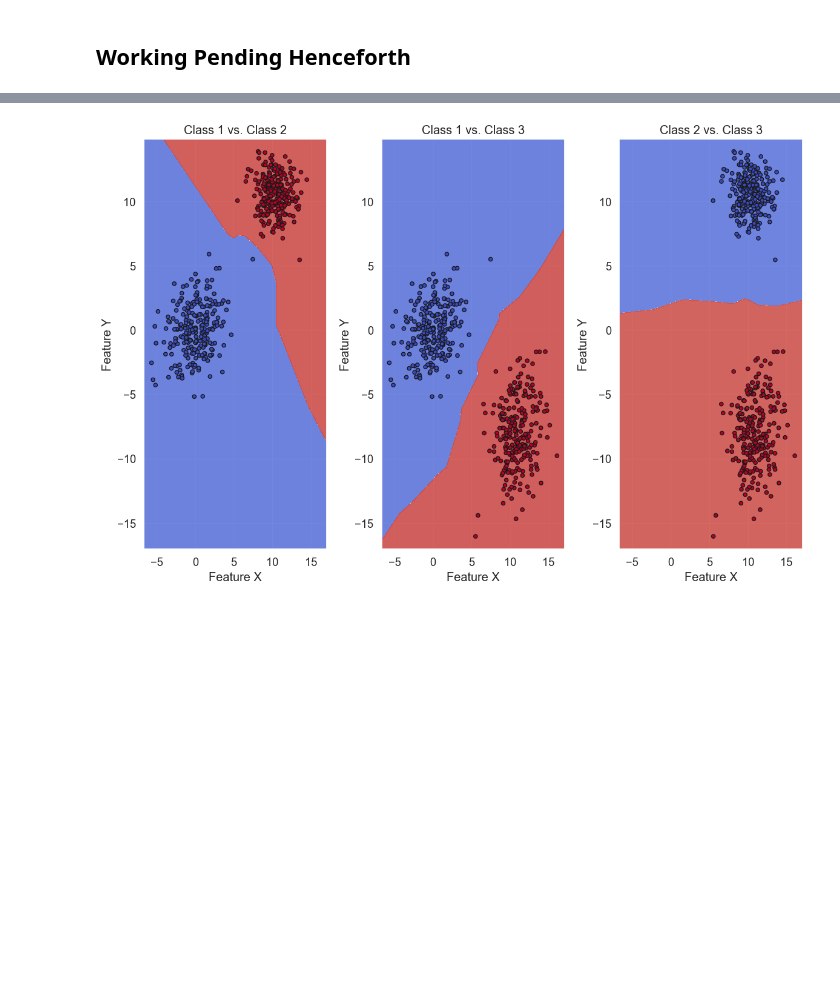
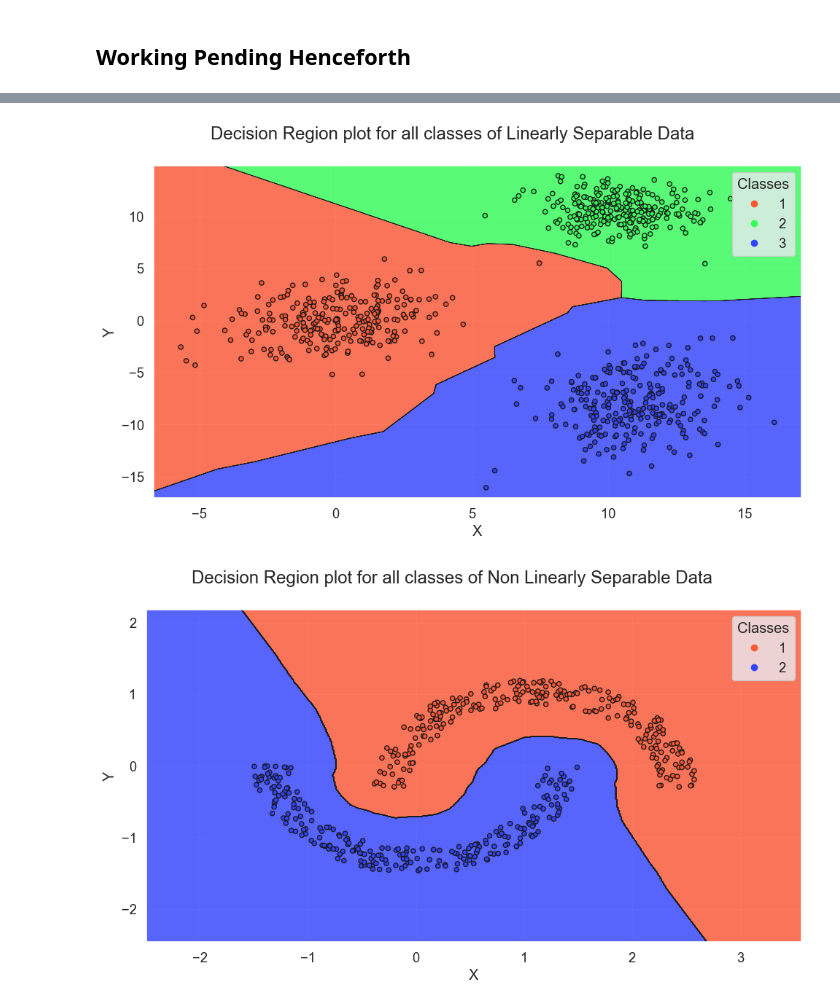
Before and after one commit to darthSoura/IML-Project-1, a Jupyter notebook: 1NN.ipynb, the cells around one changed output, grey strips where cells are left out. Saved outputs shown, nothing was run; the diff lists cells and outputs as text; code cells hidden in the pictures; blank space fills up the shorter version.

```diff
--- a/1NN.ipynb
+++ b/1NN.ipynb
@@ -154,50 +305,51 @@ plot_heatmaps(matrices, titles, x_labels, y_labels, cmaps)
 # %%
-# Create a mesh grid
-x_min, x_max = linear_train_df['X'].min() - 1, linear_train_df['X'].max() + 1
-y_min, y_max = linear_train_df['Y'].min() - 1, linear_train_df['Y'].max() + 1
-xx, yy = np.meshgrid(np.arange(x_min, x_max, 0.01),
-                     np.arange(y_min, y_max, 0.01))
+def decision_region_plot_all_classes(train_df, clf, data_type):
+    # Define custom colormap with the three specified colors
+    custom_colors = ['#FF5733', '#33FF57', '#3344FF']
+    cmap = ListedColormap(custom_colors)
 
-# Create subplots for decision region plots
-class_pairs = [('Class 1', 'Class 2'), ('Class 1', 'Class 3'), ('Class 2', 'Class 3')]
-num_plots = len(class_pairs)
+    x_min, x_max = train_df['X'].min() - 1, train_df['X'].max() + 1
+    y_min, y_max = train_df['Y'].min() - 1, train_df['Y'].max() + 1
+    xx, yy = np.meshgrid(np.arange(x_min, x_max, 0.01),
+                         np.arange(y_min, y_max, 0.01))
 
-class_mapping = {'Class 1': 1, 'Class 2': 2, 'Class 3': 3}
-# Use np.vectorize to apply the mapping to the entire array
+    class_mapping = {label: i + 1 for i, label in enumerate(train_df['Label'].unique())}
 
+    num_classes = len(class_mapping)
 
-plt.figure(figsize=(12, 8))
-for i, (class1, class2) in enumerate(class_pairs, 1):
-    plt.subplot(1, num_plots, i)
+    plt.figure(figsize=(10, 6))
+    plt.suptitle(f"Decision Region plot for all classes of {data_type} Data")
 
-    # Filter the data for the current pair of classes
-    df_pair = linear_train_df[(linear_train_df['Label'] == class1) | (linear_train_df['Label'] == class2)]
+    X_all = train_df[['X', 'Y']].values
+    y_all = train_df['Label'].values
 
-    # Extract features and labels
-    X_pair = df_pair[['X', 'Y']].values
-    y_pair = df_pair['Label'].values
+    clf.fit(X_all, y_all)
 
-    # Train a k-NN classifier for the current pair of classes
-    clf = KNeighborsClassifier(n_neighbors=1)  # 1-NN for simplicity; you can adjust k
-    clf.fit(X_pair, y_pair)
-
-    # Make predictions for the mesh grid
     Z = clf.predict(np.c_[xx.ravel(), yy.ravel()])
     Z = Z.reshape(xx.shape)
     Z = np.vectorize(class_mapping.get)(Z)
 
-    plt.contourf(xx, yy, Z, cmap=plt.cm.coolwarm, alpha=0.8)
+    # Plot the decision boundary using the custom colormap
+    plt.contourf(xx, yy, Z, cmap=cmap, alpha=0.8)
+
+    # Plot the decision boundary contour lines
+    plt.contour(xx, yy, Z, colors='k', linewidths=0.5)
 
     # Plot the training data points
-    plt.scatter(X_pair[:, 0], X_pair[:, 1], c=[1 if label == class1 else 2 for label in y_pair],
-                cmap=plt.cm.coolwarm, edgecolor='k', s=20)
+    scatter = plt.scatter(X_all[:, 0], X_all[:, 1],
+                          c=[1 if label == 'Class 1' else (2 if label == 'Class 2' else 3) for label in y_all],
+                          cmap=cmap, edgecolor='k', s=20)
 
+    plt.xlabel('X')
+    plt.ylabel('Y')
+    plt.legend(*scatter.legend_elements(), title='Classes', loc='best')
 
-    plt.xlabel('Feature X')
-    plt.ylabel('Feature Y')
-    plt.title(f'{class1} vs. {class2}')
-
-plt.tight_layout()
-plt.show()
+    plt.tight_layout()
+    plt.show()
-# %% [output]
-[figure, removed]
+# %%
+decision_region_plot_all_classes(linear_train_df, KNeighborsClassifier(n_neighbors=1), 'Linearly Separable')
+decision_region_plot_all_classes(non_linear_train_df, KNeighborsClassifier(n_neighbors=1), 'Non Linearly Separable')
+decision_region_plot_all_classes(overlapping_train_df, KNeighborsClassifier(n_neighbors=1), 'Overlapping')
+# %% [output]
+[figure, added]
+[figure, added]
```
Also changed, not shown: parts of 9 cells of this notebook, 1 other file.
